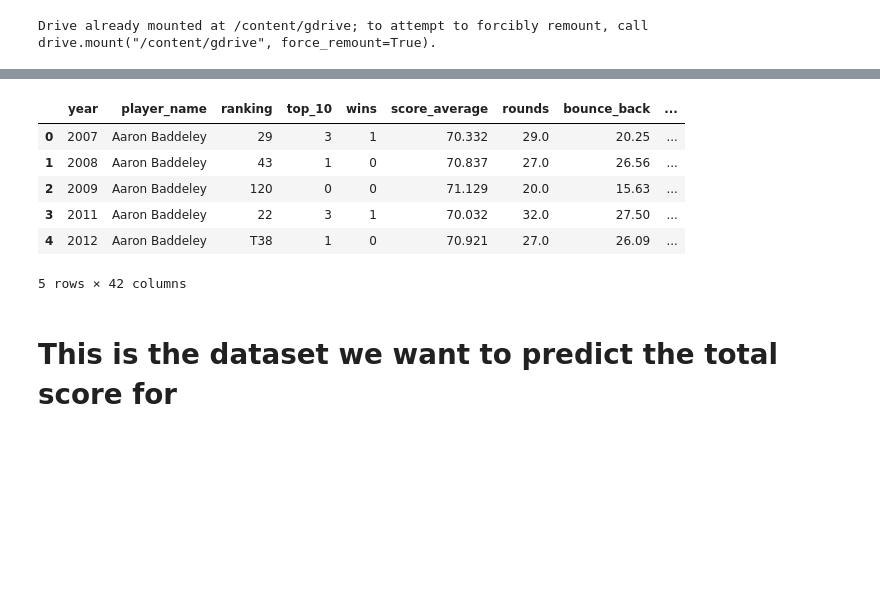
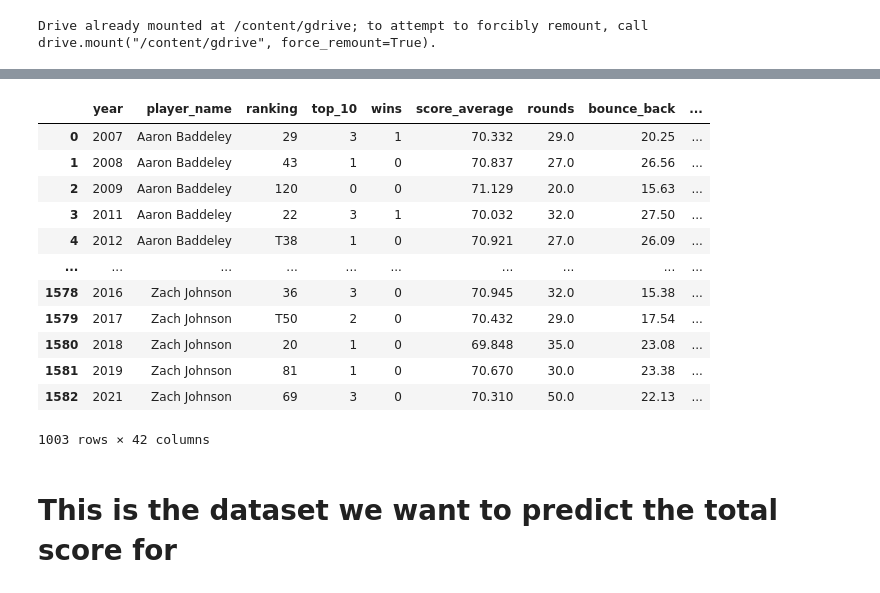
Before and after one commit to SamMilnes/Data-Science-Individual-Final-Project, a Jupyter notebook: Data_Science_Individual_Final_Project.ipynb, the cells around one changed output, grey strips where cells are left out. Saved outputs shown, nothing was run; the diff lists cells and outputs as text; code cells hidden in the pictures; blank space fills up the shorter version.

```diff
--- a/Data_Science_Individual_Final_Project.ipynb
+++ b/Data_Science_Individual_Final_Project.ipynb
@@ -31,16 +37,22 @@ golf_data.head()
 # %%
 df = golf_data.copy()
 df.drop(df.columns[0], axis=1, inplace=True)
 df = df.dropna()
-df.head()
+df
 # %% [output]
 |  | year | player_name | ranking | top_10 | wins | score_average | rounds | bounce_back | ... |
 | 0 | 2007 | Aaron Baddeley | 29 | 3 | 1 | 70.332 | 29.0 | 20.25 | ... |
 | 1 | 2008 | Aaron Baddeley | 43 | 1 | 0 | 70.837 | 27.0 | 26.56 | ... |
 | 2 | 2009 | Aaron Baddeley | 120 | 0 | 0 | 71.129 | 20.0 | 15.63 | ... |
 | 3 | 2011 | Aaron Baddeley | 22 | 3 | 1 | 70.032 | 32.0 | 27.50 | ... |
 | 4 | 2012 | Aaron Baddeley | T38 | 1 | 0 | 70.921 | 27.0 | 26.09 | ... |
+| ... | ... | ... | ... | ... | ... | ... | ... | ... | ... |
+| 1578 | 2016 | Zach Johnson | 36 | 3 | 0 | 70.945 | 32.0 | 15.38 | ... |
+| 1579 | 2017 | Zach Johnson | T50 | 2 | 0 | 70.432 | 29.0 | 17.54 | ... |
+| 1580 | 2018 | Zach Johnson | 20 | 1 | 0 | 69.848 | 35.0 | 23.08 | ... |
+| 1581 | 2019 | Zach Johnson | 81 | 1 | 0 | 70.670 | 30.0 | 23.38 | ... |
+| 1582 | 2021 | Zach Johnson | 69 | 3 | 0 | 70.310 | 50.0 | 22.13 | ... |
-5 rows × 42 columns
+1003 rows × 42 columns
 # %%
 def clean_prox_arg_column(row):
   new = row['prox_arg'].split()
```
Also changed, not shown: parts of 17 cells of this notebook.
